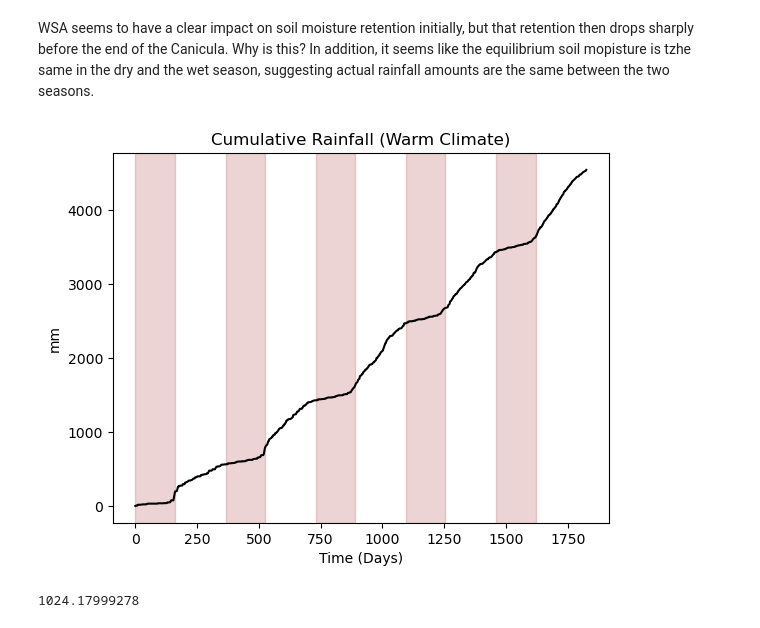
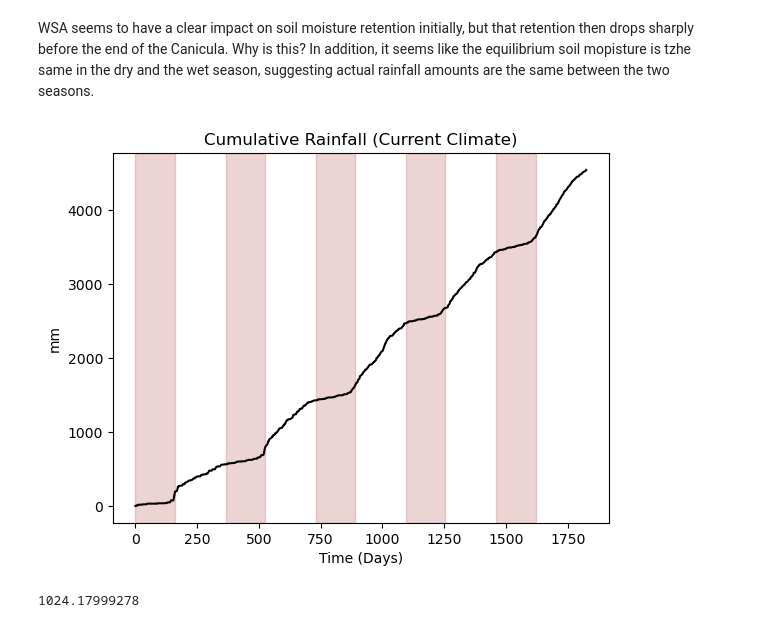
Before and after one commit to WylieMabel/TreesAndThat, a Jupyter notebook: LandLab_experiments/test_ecohydro_module.ipynb, the cells around one changed output. Drawn from its saved outputs; the diff is of its cells as text; code cells hidden in the pictures.

```diff
--- a/LandLab_experiments/test_ecohydro_module.ipynb
+++ b/LandLab_experiments/test_ecohydro_module.ipynb
@@ -138,16 +138,16 @@ plt.savefig('/Users/benjaminbuchenau/Documents/GitHub/TreesAndThat/SM_tseries_cu
 WSA seems to have a clear impact on soil moisture retention initially, but that retention then drops sharply before the end of the Canicula. Why is this? In addition, it seems like the equilibrium soil mopisture is tzhe same in the dry and the wet season, suggesting actual rainfall amounts are the same between the two seasons.
 # %%
 plt.plot(np.cumsum(Ecohyd_model.rain_tseries), color = 'black')
-plt.title('Cumulative Rainfall (Warm Climate)')
+plt.title('Cumulative Rainfall (Current Climate)')
 plt.xlabel('Time (Days)')
 plt.ylabel('mm')
 
 for i in range(0, 5):
     plt.axvspan(i*365, 160 + i*365, color='brown', alpha=0.2)
 
 plt.savefig('/Users/benjaminbuchenau/Documents/GitHub/TreesAndThat/rainfall_tseries_current.pdf')
 # %% [output]
-[figure, old version]
+[figure, new version]
 # %%
 year =6
 rainfall = np.cumsum(Ecohyd_model.rain_tseries[(year)*365:(year+1)*365])[-1]
```
Also changed, not shown: parts of 1 cell of this notebook, 3 other files.
